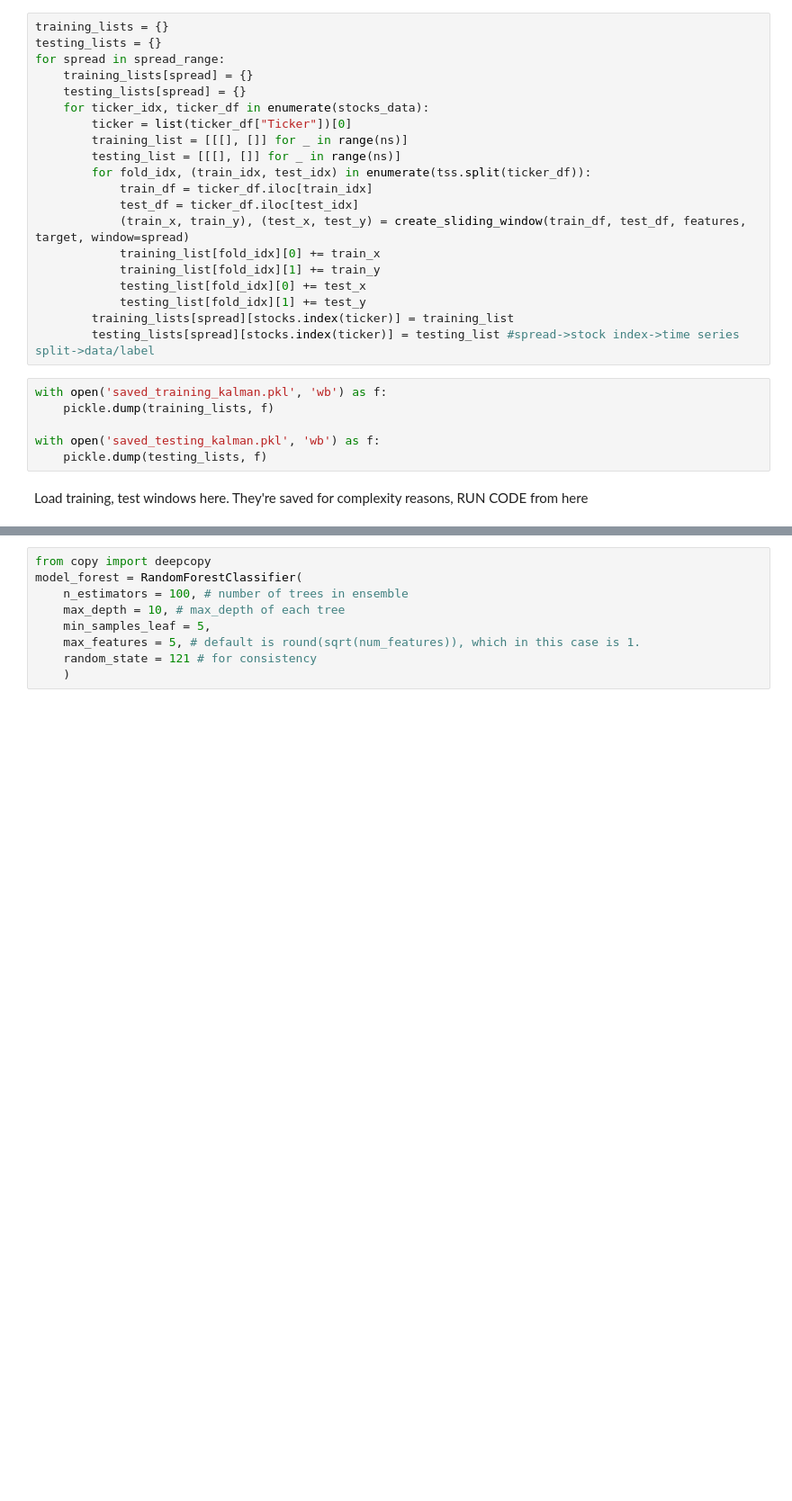
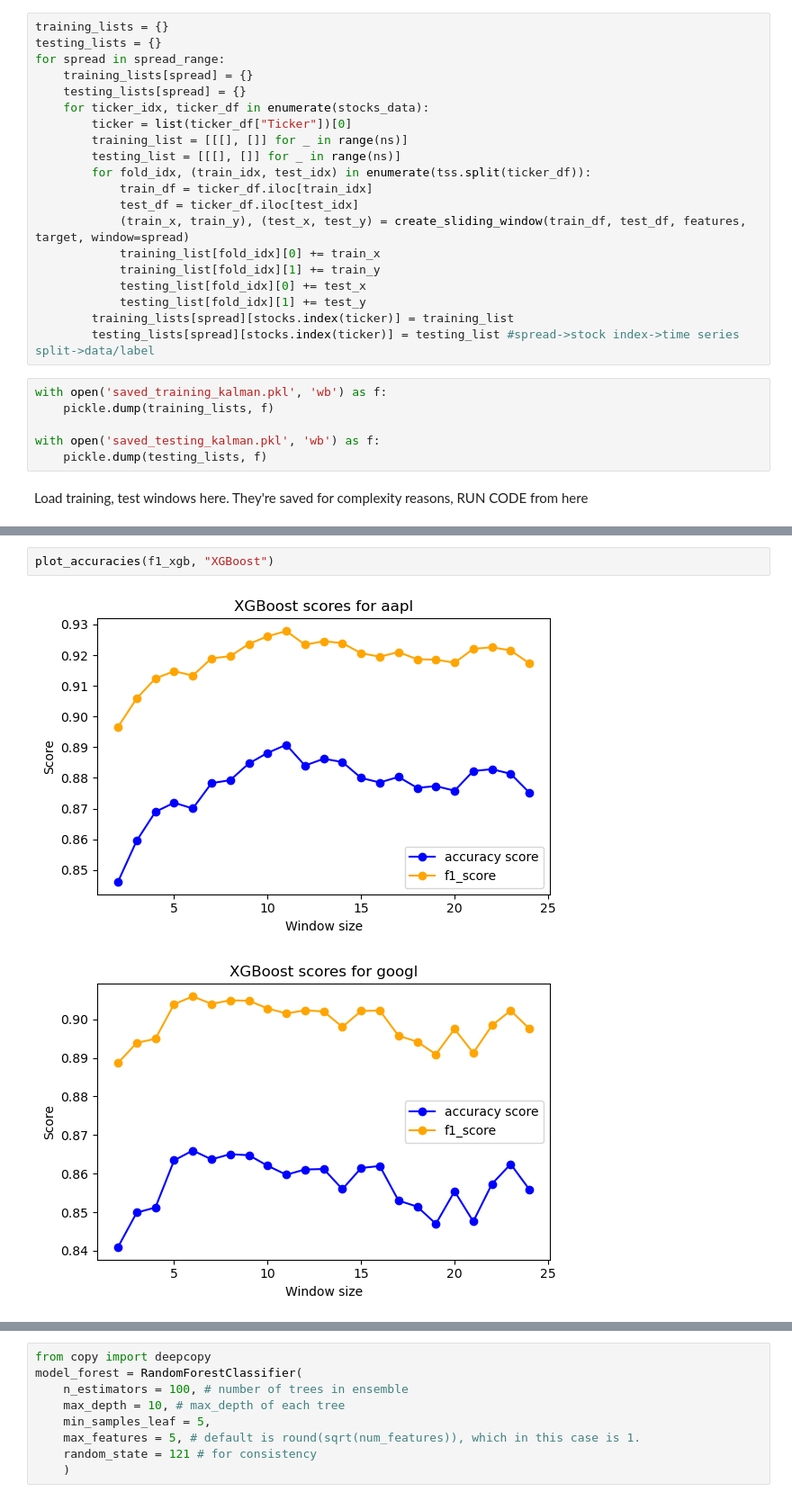
Before and after one commit to srijanrodo/erdos_regime_switch, a Jupyter notebook: template_kalman.ipynb, the cells around one changed output, grey strips where cells are left out. Shown at 90% size. Saved outputs shown, nothing was run; the diff lists cells and outputs as text; blank space fills up the shorter version.

```diff
--- a/template_kalman.ipynb
+++ b/template_kalman.ipynb
@@ -143,0 +142,5 @@ This warning will only be shown once.
+# %%
+plot_accuracies(f1_xgb, "XGBoost")
+# %% [output]
+[figure, added]
+[figure, added]
```
Also changed, not shown: parts of 17 cells of this notebook.
